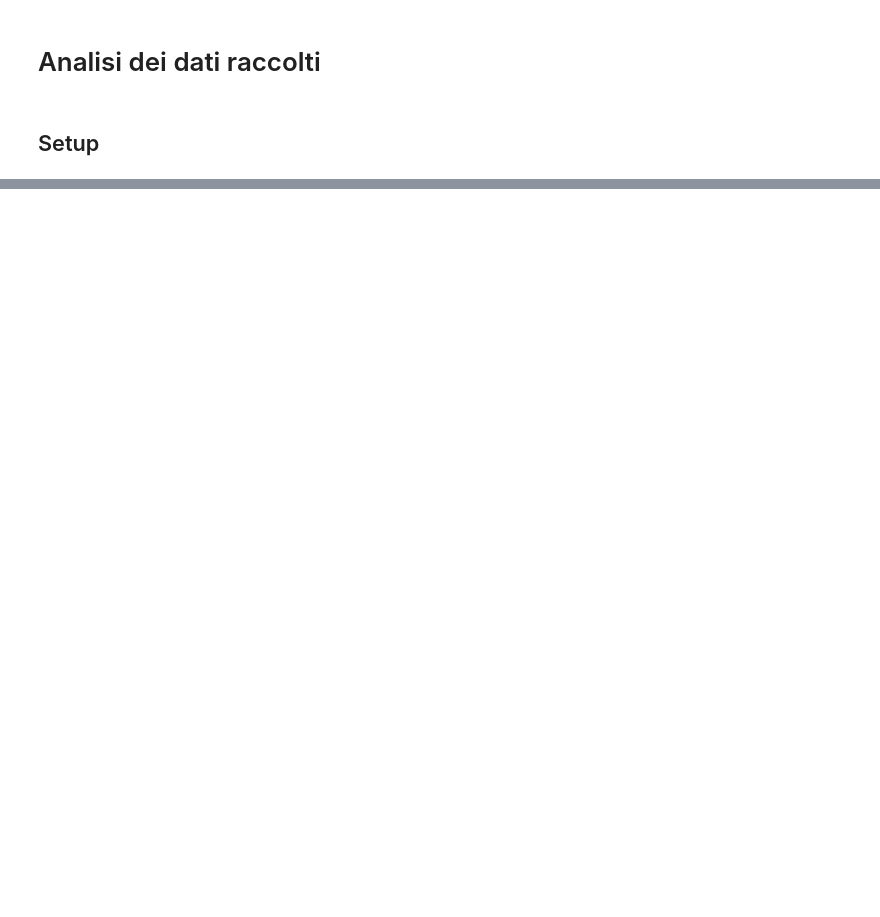
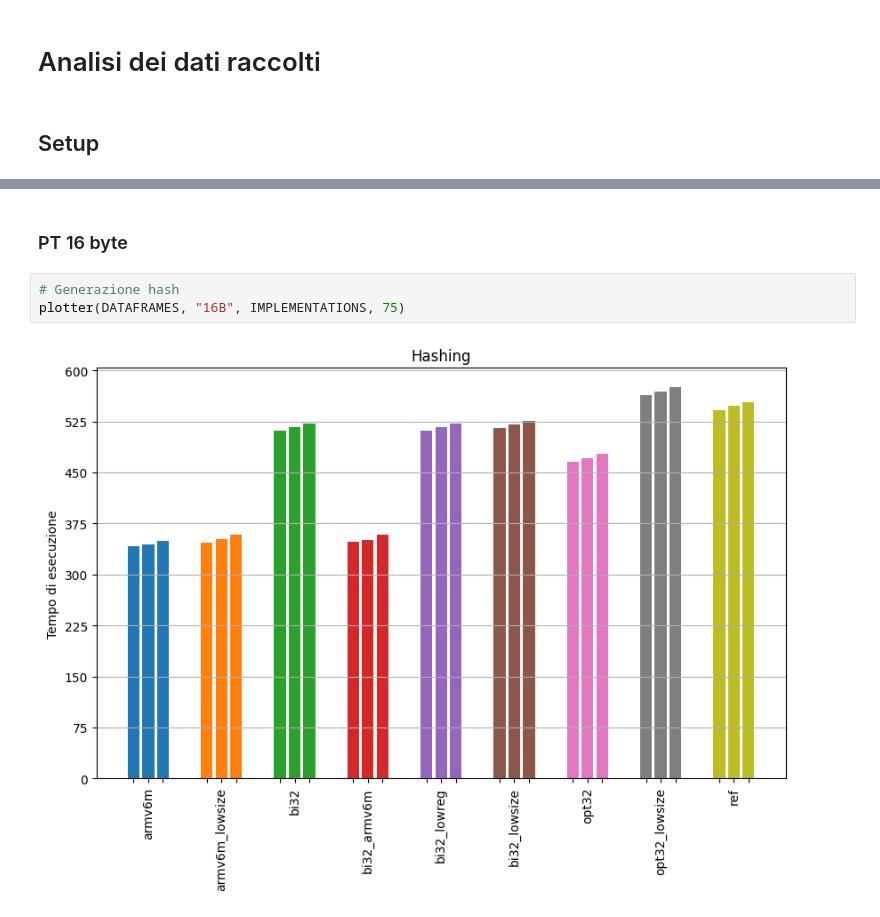
Before and after one commit to MattiaOldani/Tirocinio-ASCON, a Jupyter notebook: adafruit/crypto_hash/notebook/asconhashv12.ipynb, the cells around one changed output, grey strips where cells are left out. Drawn from its saved outputs; the diff is of its cells as text; blank space fills up the shorter version.

```diff
--- a/adafruit/crypto_hash/notebook/asconhashv12.ipynb
+++ b/adafruit/crypto_hash/notebook/asconhashv12.ipynb
@@ -864,0 +80,7 @@ Varianza: 16.517356356356355
+# %% [markdown]
+### PT 16 byte
+# %%
+# Generazione hash
+plotter(DATAFRAMES, "16B", IMPLEMENTATIONS, 75)
+# %% [output]
+[figure, added]
```
Also changed, not shown: parts of 112 cells of this notebook, 5 other files.
